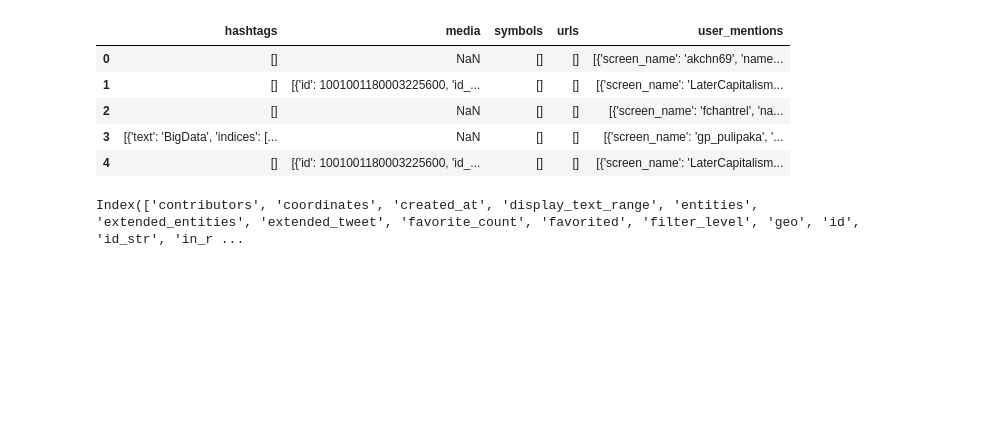
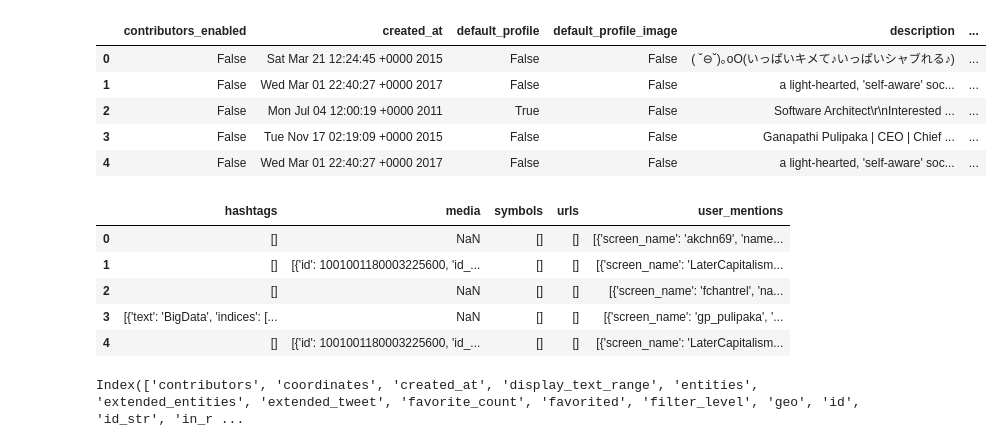
Before and after one commit to devssh/Dory-Twitter, a Jupyter notebook: Twitter-Analysis.ipynb, the cells around one changed output. Drawn from its saved outputs; the diff is of its cells as text; code cells hidden in the pictures; blank space fills up the shorter version.

```diff
--- a/Twitter-Analysis.ipynb
+++ b/Twitter-Analysis.ipynb
@@ -50,3 +32,13 @@ retweets.head()
+# %%
+retweet_users= retweets["user"].apply(pd.Series)
+retweet_users.head()
+# %% [output]
+|  | contributors_enabled | created_at | default_profile | default_profile_image | description | ... |
+| 0 | False | Sat Mar 21 12:24:45 +0000 2015 | False | False | ( ˘⊖˘)｡oO(いっぱいキメて♪いっぱいシャブれる♪) | ... |
+| 1 | False | Wed Mar 01 22:40:27 +0000 2017 | False | False | a light-hearted, 'self-aware' soc... | ... |
+| 2 | False | Mon Jul 04 12:00:19 +0000 2011 | True | False | Software Architect\r\nInterested ... | ... |
+| 3 | False | Tue Nov 17 02:19:09 +0000 2015 | False | False | Ganapathi Pulipaka | CEO | Chief ... | ... |
+| 4 | False | Wed Mar 01 22:40:27 +0000 2017 | False | False | a light-hearted, 'self-aware' soc... | ... |
 # %%
 entities = pd.DataFrame.from_records(df["entities"].values)
 entities.head()
```
Also changed, not shown: parts of 4 cells of this notebook.
